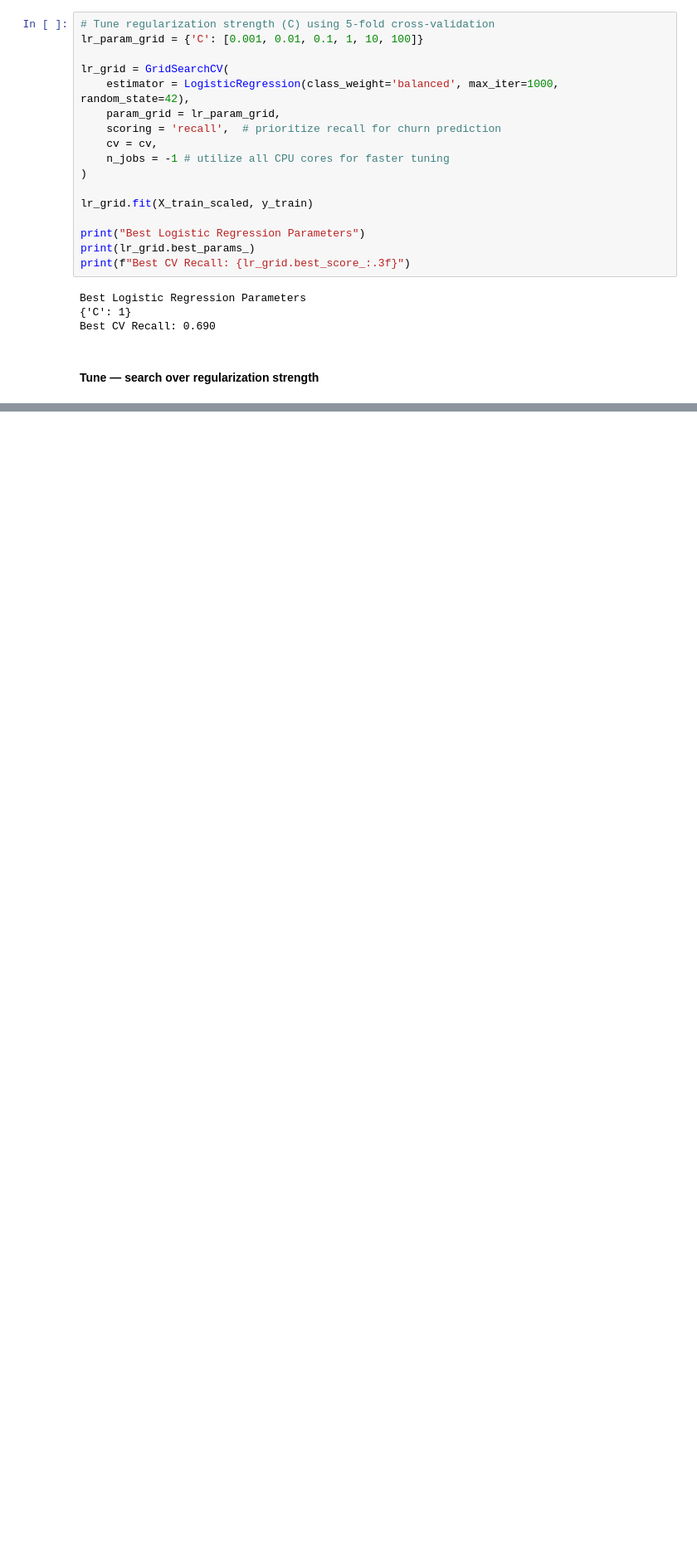
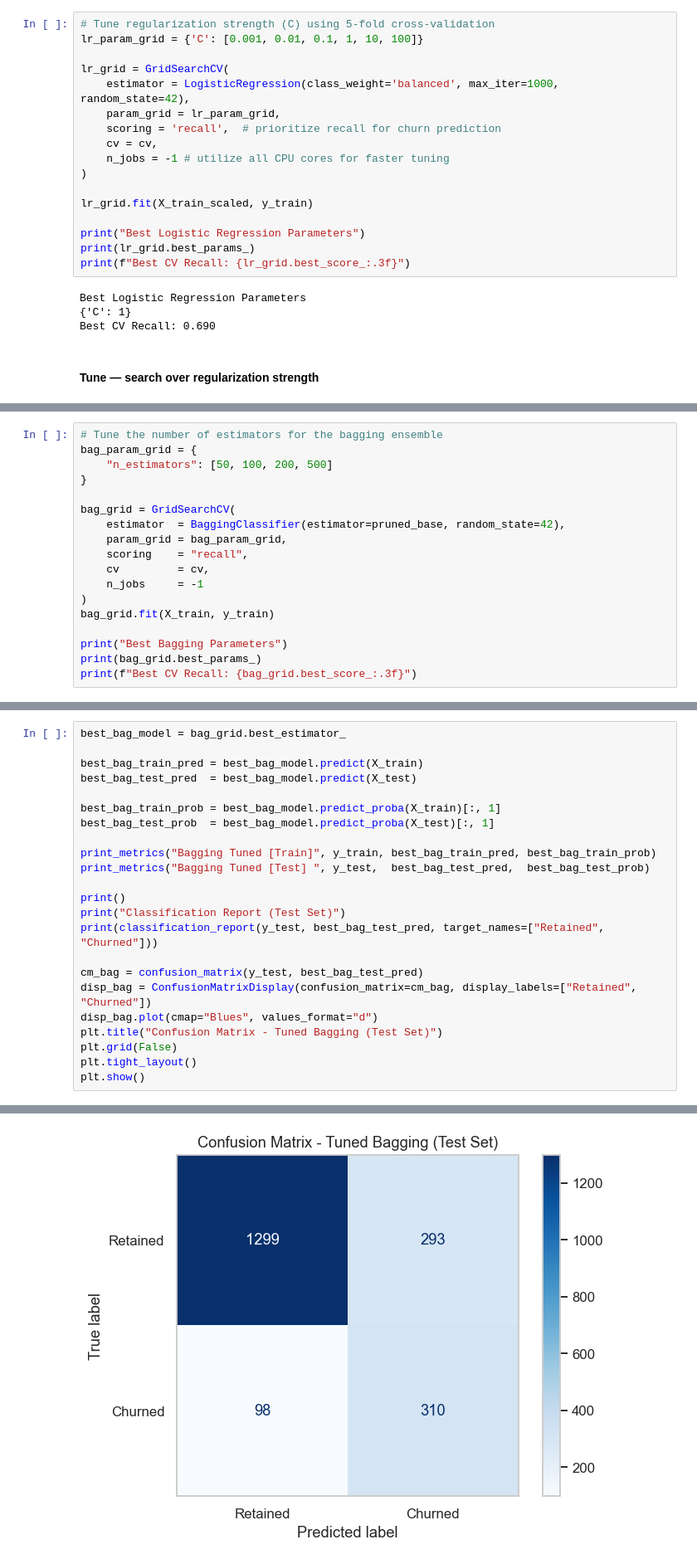
Before and after one commit to karanchampaneri/churn-project-mse446, a Jupyter notebook: notebook.ipynb, the cells around one changed output, grey strips where cells are left out. Shown at 83% size. Drawn from its saved outputs; the diff is of its cells as text; blank space fills up the shorter version.

```diff
--- a/notebook.ipynb
+++ b/notebook.ipynb
@@ -445,0 +592,18 @@ weighted avg       0.80      0.71      0.74      2000
+# %%
+# Tune the number of estimators for the bagging ensemble
+bag_param_grid = {
+    "n_estimators": [50, 100, 200, 500]
+}
+
+bag_grid = GridSearchCV(
+    estimator  = BaggingClassifier(estimator=pruned_base, random_state=42),
+    param_grid = bag_param_grid,
+    scoring    = "recall",
+    cv         = cv,
+    n_jobs     = -1
+)
+bag_grid.fit(X_train, y_train)
+
+print("Best Bagging Parameters")
+print(bag_grid.best_params_)
+print(f"Best CV Recall: {bag_grid.best_score_:.3f}")
@@ -445,0 +616,24 @@ weighted avg       0.80      0.71      0.74      2000
+# %%
+best_bag_model = bag_grid.best_estimator_
+
+best_bag_train_pred = best_bag_model.predict(X_train)
+best_bag_test_pred  = best_bag_model.predict(X_test)
+
+best_bag_train_prob = best_bag_model.predict_proba(X_train)[:, 1]
+best_bag_test_prob  = best_bag_model.predict_proba(X_test)[:, 1]
+
+print_metrics("Bagging Tuned [Train]", y_train, best_bag_train_pred, best_bag_train_prob)
+print_metrics("Bagging Tuned [Test] ", y_test,  best_bag_test_pred,  best_bag_test_prob)
+
+print()
+print("Classification Report (Test Set)")
+print(classification_report(y_test, best_bag_test_pred, target_names=["Retained", "Churned"]))
+
+cm_bag = confusion_matrix(y_test, best_bag_test_pred)
+disp_bag = ConfusionMatrixDisplay(confusion_matrix=cm_bag, display_labels=["Retained", "Churned"])
+disp_bag.plot(cmap="Blues", values_format="d")
+plt.title("Confusion Matrix - Tuned Bagging (Test Set)")
+plt.grid(False)
+plt.tight_layout()
+plt.show()
+# %% [output]
@@ -445,0 +658 @@ weighted avg       0.80      0.71      0.74      2000
+[figure, added]
```
Also changed, not shown: parts of 30 cells of this notebook.
